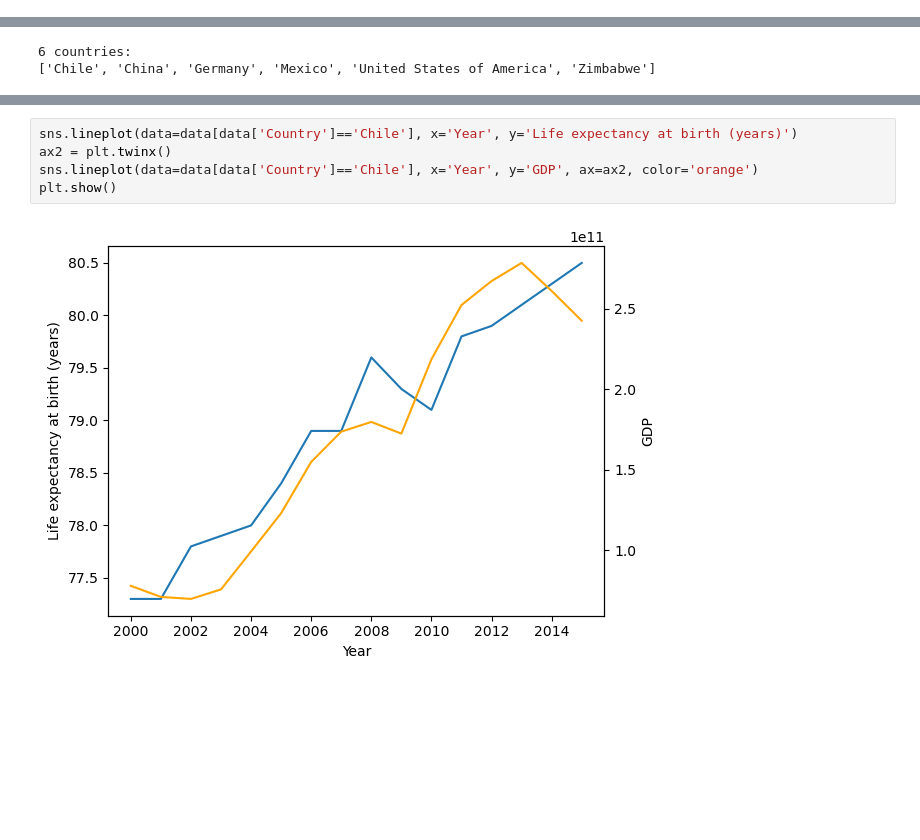
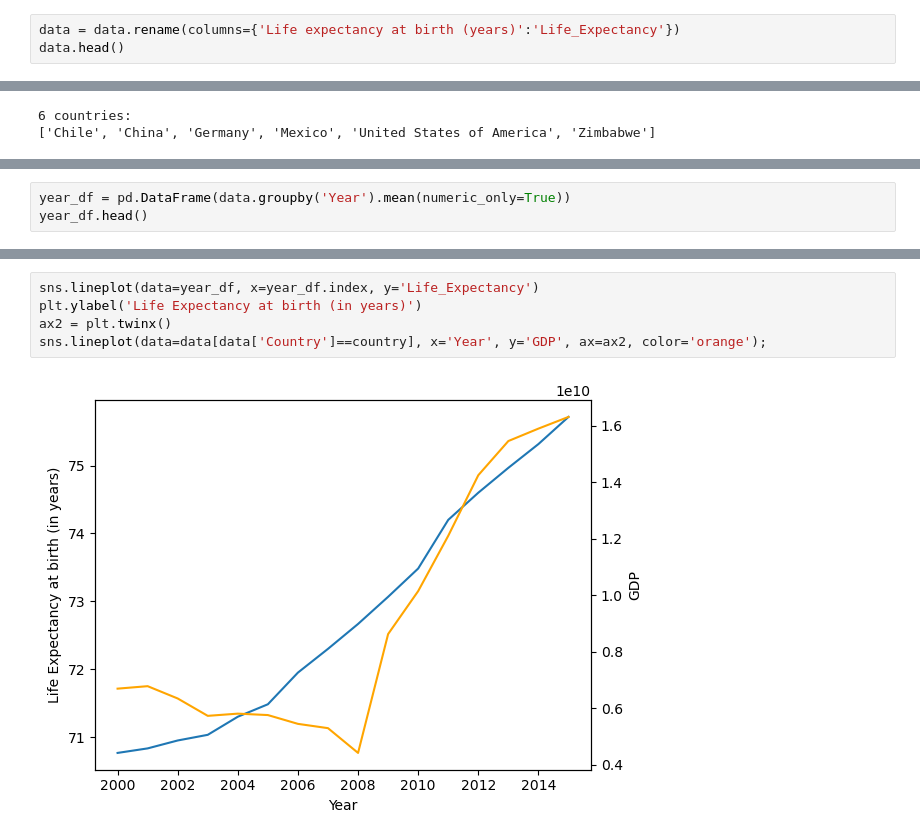
Before and after one commit to gabrielafichtner/gdp_life_expectancy, a Jupyter notebook: code/life_expectancy_gdp.ipynb, the cells around one changed output, grey strips where cells are left out. Drawn from its saved outputs; the diff is of its cells as text; blank space fills up the shorter version.

```diff
--- a/code/life_expectancy_gdp.ipynb
+++ b/code/life_expectancy_gdp.ipynb
@@ -18,3 +18,6 @@ data.head()
 | 2 | Chile | 2002 | 77.8 | 6.973681e+10 |
 | 3 | Chile | 2003 | 77.9 | 7.564346e+10 |
 | 4 | Chile | 2004 | 78.0 | 9.921039e+10 |
+# %%
+data = data.rename(columns={'Life expectancy at birth (years)':'Life_Expectancy'})
+data.head()
@@ -49,0 +38,3 @@ data.groupby('Year').describe()
+# %%
+year_df = pd.DataFrame(data.groupby('Year').mean(numeric_only=True))
+year_df.head()
@@ -50,8 +49,8 @@ data.groupby('Year').describe()
 # %%
-sns.lineplot(data=data[data['Country']=='Chile'], x='Year', y='Life expectancy at birth (years)')
+sns.lineplot(data=year_df, x=year_df.index, y='Life_Expectancy')
+plt.ylabel('Life Expectancy at birth (in years)')
 ax2 = plt.twinx()
-sns.lineplot(data=data[data['Country']=='Chile'], x='Year', y='GDP', ax=ax2, color='orange')
-plt.show()
+sns.lineplot(data=data[data['Country']==country], x='Year', y='GDP', ax=ax2, color='orange');
 # %% [output]
-[figure, old version]
+[figure, new version]
 # %%
```
Also changed, not shown: parts of 8 cells of this notebook.
